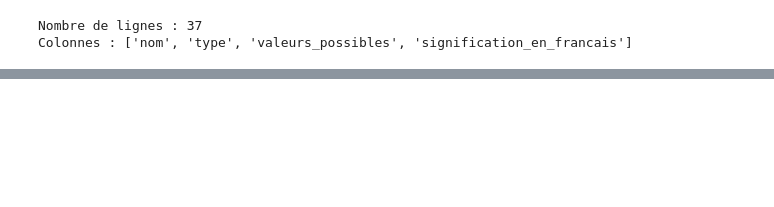
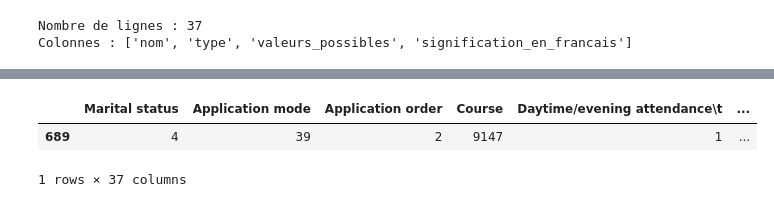
Before and after one commit to 0xCHa1Ma/XAI_dechrochage-scolaire, a Jupyter notebook: notebooks/01_analyse_exploratoire.ipynb, the cells around one changed output, grey strips where cells are left out. Drawn from its saved outputs; the diff is of its cells as text; code cells hidden in the pictures; blank space fills up the shorter version.

```diff
--- a/notebooks/01_analyse_exploratoire.ipynb
+++ b/notebooks/01_analyse_exploratoire.ipynb
@@ -186,0 +286,8 @@ Colonnes : ['nom', 'type', 'valeurs_possibles', 'signification_en_francais']
+# %%
+#verification des valeurs de la colonne "Age at enrollment" pour voir si des étudiants ont 70 ans
+etudiants_70_ans = df[df["Age at enrollment"] == 70]
+display(etudiants_70_ans)
+# %% [output]
+|  | Marital status | Application mode | Application order | Course | Daytime/evening attendance\t | ... |
+| 689 | 4 | 39 | 2 | 9147 | 1 | ... |
+1 rows × 37 columns
```
Also changed, not shown: parts of 12 cells of this notebook.
